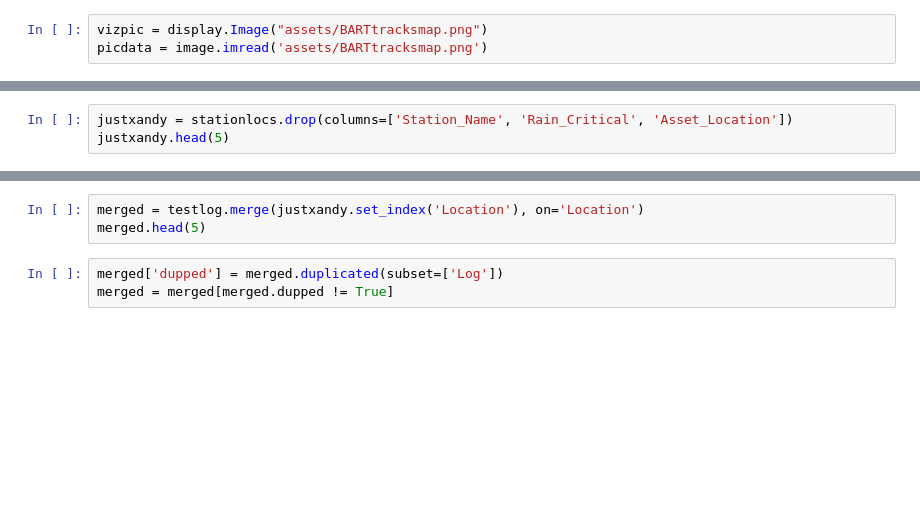
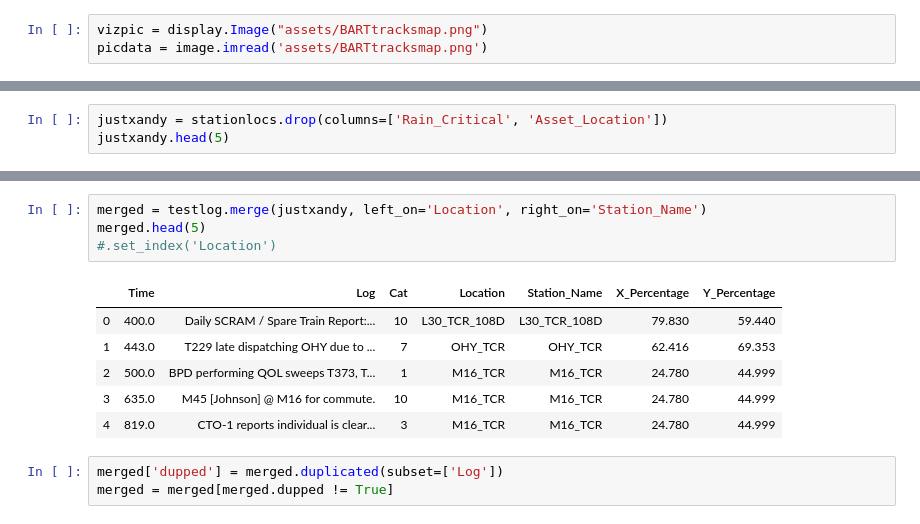
Before and after one commit to hsabraham28/BARTDemo, a Jupyter notebook: demoviz.ipynb, the cells around one changed output, grey strips where cells are left out. Saved outputs shown, nothing was run; the diff lists cells and outputs as text; blank space fills up the shorter version.

```diff
--- a/demoviz.ipynb
+++ b/demoviz.ipynb
@@ -35,3 +100,3 @@ stationlocs.head(10)
 # %%
-justxandy = stationlocs.drop(columns=['Station_Name', 'Rain_Critical', 'Asset_Location'])
+justxandy = stationlocs.drop(columns=['Rain_Critical', 'Asset_Location'])
 justxandy.head(5)
@@ -38,6 +110,14 @@ justxandy.head(5)
 # %%
-merged = testlog.merge(justxandy.set_index('Location'), on='Location')
+merged = testlog.merge(justxandy, left_on='Location', right_on='Station_Name')
 merged.head(5)
+#.set_index('Location')
+# %% [output]
+|  | Time | Log | Cat | Location | Station_Name | X_Percentage | Y_Percentage |
+| 0 | 400.0 | Daily SCRAM / Spare Train Report:... | 10 | L30_TCR_108D | L30_TCR_108D | 79.830 | 59.440 |
+| 1 | 443.0 | T229 late dispatching OHY due to ... | 7 | OHY_TCR | OHY_TCR | 62.416 | 69.353 |
+| 2 | 500.0 | BPD performing QOL sweeps T373, T... | 1 | M16_TCR | M16_TCR | 24.780 | 44.999 |
+| 3 | 635.0 | M45 [Johnson] @ M16 for commute. | 10 | M16_TCR | M16_TCR | 24.780 | 44.999 |
+| 4 | 819.0 | CTO-1 reports individual is clear... | 3 | M16_TCR | M16_TCR | 24.780 | 44.999 |
 # %%
 merged['dupped'] = merged.duplicated(subset=['Log'])
 merged = merged[merged.dupped != True]
```
Also changed, not shown: parts of 12 cells of this notebook.
